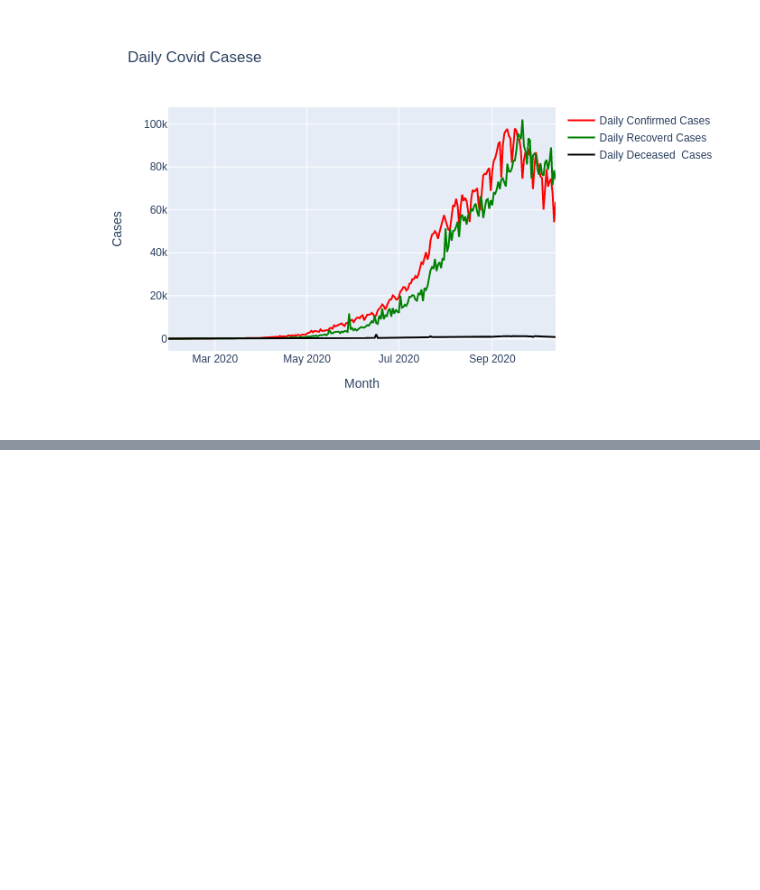
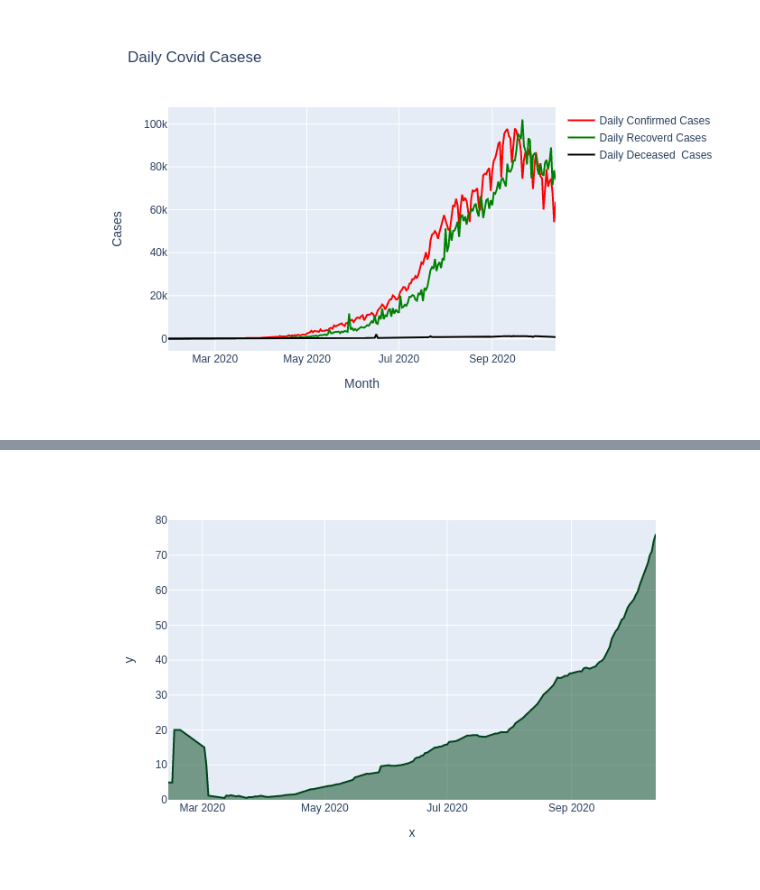
Before and after one commit to siddhusalvi/Covid-Data-Visualization, a Jupyter notebook: Covid_Data_Visualisation_using_Python.ipynb, the cells around one changed output, grey strips where cells are left out. Drawn from its saved outputs; the diff is of its cells as text; code cells hidden in the pictures; blank space fills up the shorter version.

Commit message:
[Siddhesh] Done : Recovery Rate

```diff
--- a/Covid_Data_Visualisation_using_Python.ipynb
+++ b/Covid_Data_Visualisation_using_Python.ipynb
@@ -89,0 +139,12 @@ fig.show('png')
+# %%
+recoveryRateDf = nationDataDF.withColumn('RecoveryRate',10*(col('TotalRecovered')/(col('TotalCases')-col('TotalRecovered')-col('TotalDeceased'))))\
+.withColumn('ActiveCases',col('TotalCases')-col('TotalRecovered')-col('TotalDeceased'))\
+.filter(col('RecoveryRate')>0)
+recoveryRateDf.show(300)
+recoveryDate = recoveryRateDf.toPandas()['Date']
+recoveryRate = recoveryRateDf.toPandas()['RecoveryRate']
+# %%
+fig = px.area(x=recoveryDate,y=recoveryRate,color_discrete_sequence=px.colors.sequential.Greens_r)
+fig.show('png')
+# %% [output]
+[figure, added]
```
Also changed, not shown: parts of 7 cells of this notebook.
